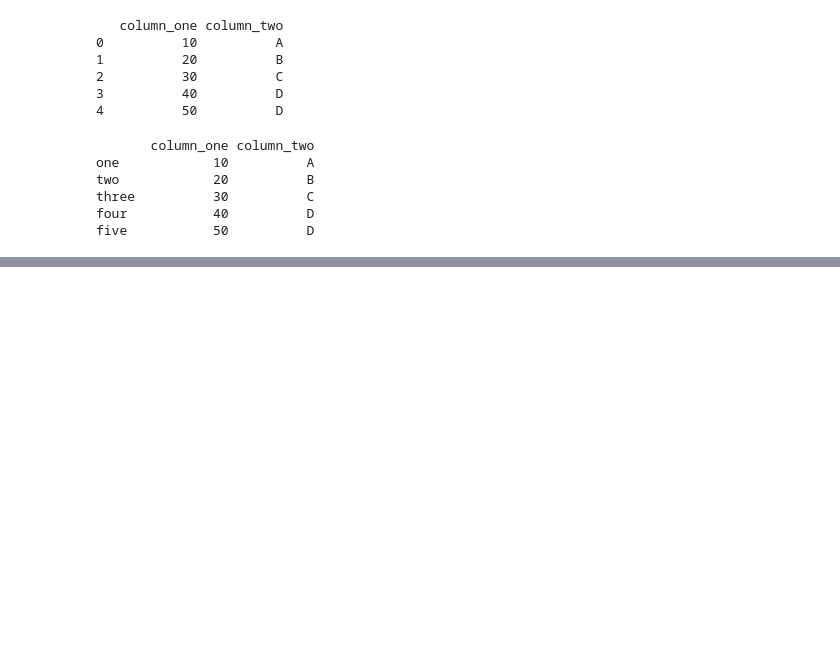
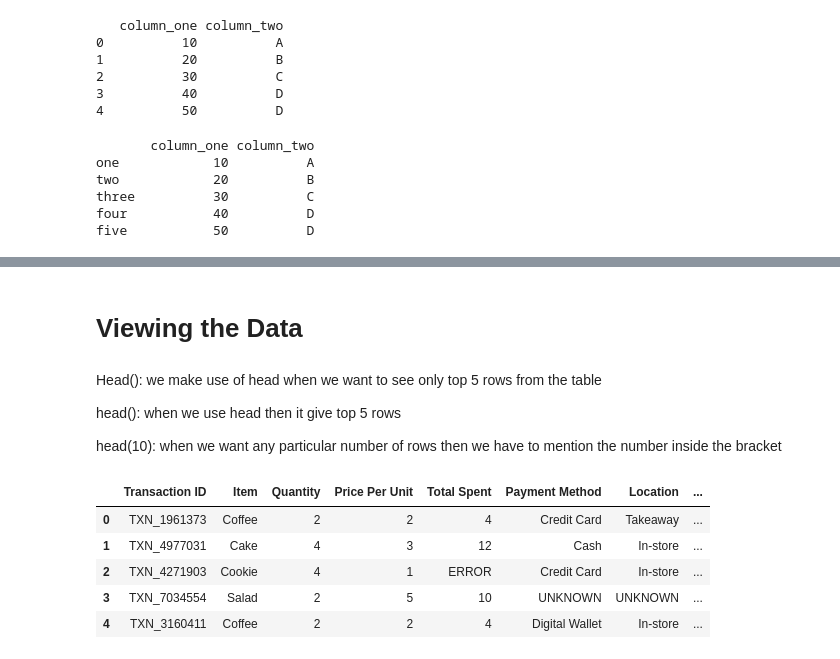
Before and after one commit to ShaazCode/Python-Libraries---EDA, a Jupyter notebook: Pandas.ipynb, the cells around one changed output, grey strips where cells are left out. Cells and saved outputs as stored; diff of their text form; code cells hidden in the pictures; blank space fills up the shorter version.

```diff
--- a/Pandas.ipynb
+++ b/Pandas.ipynb
@@ -83,0 +108,17 @@ five           50          D
+# %% [markdown]
+# **Viewing the Data**
+# %% [markdown]
+Head(): we make use of head when we want to see only top 5 rows from the table
+
+head(): when we use head then it give top 5 rows
+
+head(10): when we want any particular number of rows then we have to mention the number inside the bracket
+# %%
+df.head()
+# %% [output]
+|  | Transaction ID | Item | Quantity | Price Per Unit | Total Spent | Payment Method | Location | ... |
+| 0 | TXN_1961373 | Coffee | 2 | 2 | 4 | Credit Card | Takeaway | ... |
+| 1 | TXN_4977031 | Cake | 4 | 3 | 12 | Cash | In-store | ... |
+| 2 | TXN_4271903 | Cookie | 4 | 1 | ERROR | Credit Card | In-store | ... |
+| 3 | TXN_7034554 | Salad | 2 | 5 | 10 | UNKNOWN | UNKNOWN | ... |
+| 4 | TXN_3160411 | Coffee | 2 | 2 | 4 | Digital Wallet | In-store | ... |
```
Also changed, not shown: parts of 12 cells of this notebook.
